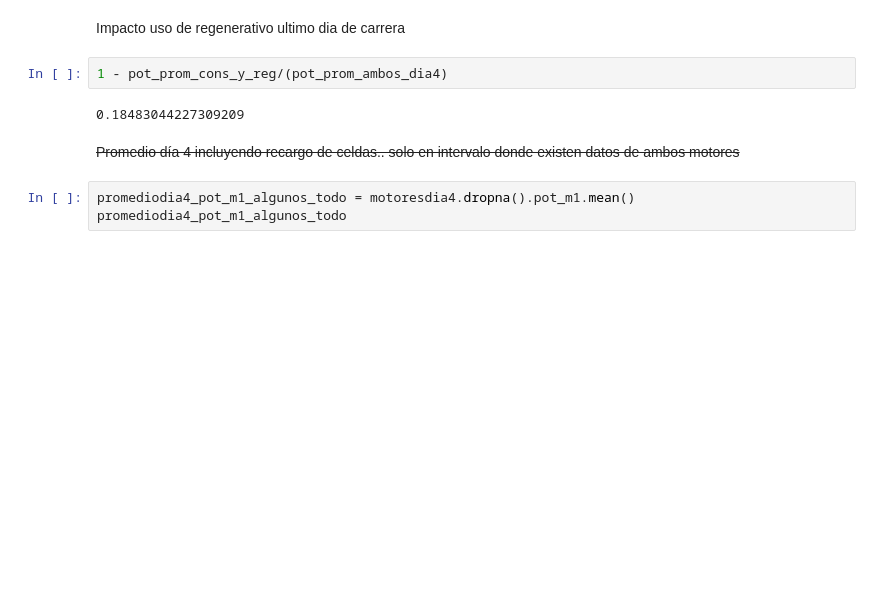
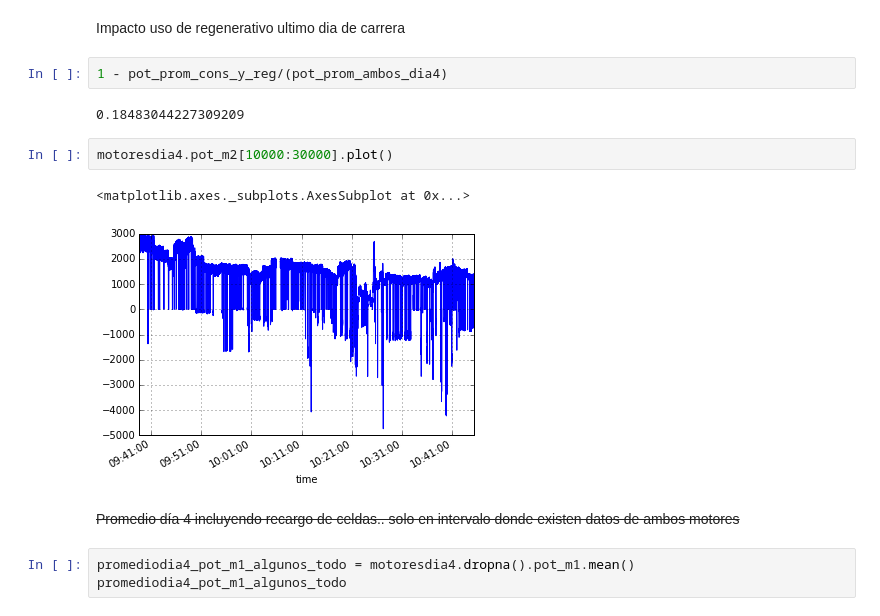
Before and after one commit to ereodeereigeo/dataTritiumWS22, a Jupyter notebook: analisis promedios.ipynb, the cells around one changed output. Drawn from its saved outputs; the diff is of its cells as text; blank space fills up the shorter version.

```diff
--- a/analisis promedios.ipynb
+++ b/analisis promedios.ipynb
@@ -145,6 +145,11 @@ Impacto uso de regenerativo ultimo dia de carrera
 1 - pot_prom_cons_y_reg/(pot_prom_ambos_dia4)
 # %% [output]
 0.18483044227309209
+# %%
+motoresdia4.pot_m2[10000:30000].plot()
+# %% [output]
+<matplotlib.axes._subplots.AxesSubplot at 0x...>
+[figure, added]
 # %% [markdown]
 ~~Promedio día 4 incluyendo recargo de celdas.. solo en intervalo donde existen datos de ambos motores~~
 # %%
```
